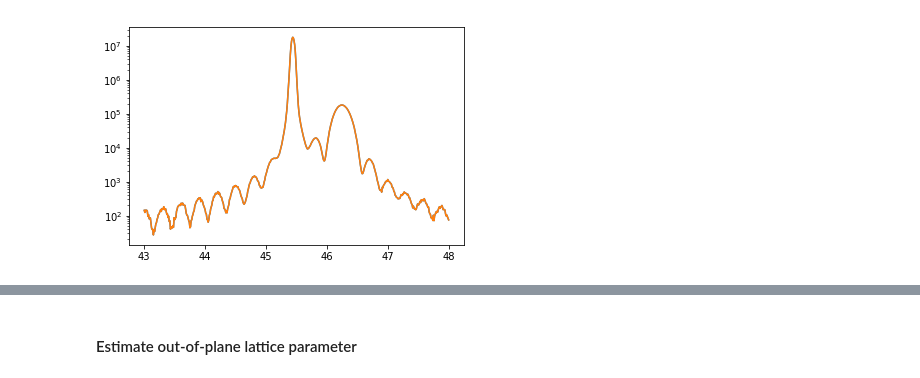
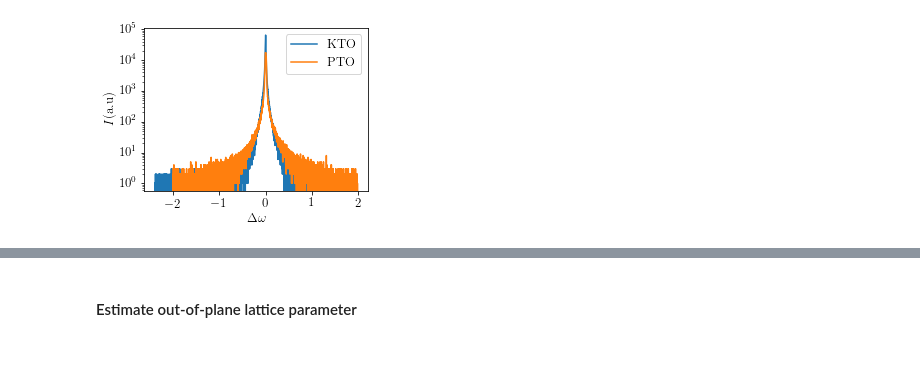
Before and after one commit to ezatterin/notebooks, a Jupyter notebook: report/rep_linux_rigaku_ctr.ipynb, the cells around one changed output, grey strips where cells are left out. Saved outputs shown, nothing was run; the diff lists cells and outputs as text; code cells hidden in the pictures; blank space fills up the shorter version.

```diff
--- a/report/rep_linux_rigaku_ctr.ipynb
+++ b/report/rep_linux_rigaku_ctr.ipynb
@@ -29,4 +44,18 @@ for index, fname in enumerate(data):
-# %%
-plt.plot(*xrd.read_data(data[4],data_dir));plt.yscale('log');plt.show()
-# %% [output]
-[figure, removed]
+# %%
+tt1, i1 = xrd.read_data(data[0],data_dir)
+tt2, i2 = xrd.read_data(data[1],data_dir)
+peak1 = tt1[i1==i1.max()]
+om1 = tt1-peak1
+peak2 = tt2[i2==i2.max()]
+om2 = tt2-peak2
+
+plt.figure(figsize=(4,3))
+plt.plot(om1, i1, label='KTO')
+plt.plot(om2, i2, label='PTO')
+plt.yscale('log')
+plt.ylabel(r'$I$(a.u)')
+plt.xlabel(r'$\Delta\omega$')
+plt.legend()
+plt.savefig(rep_dir+'res_rc.pdf',bbox_inches='tight')
+# %% [output]
+[figure, added]
```
Also changed, not shown: parts of 9 cells of this notebook, 10 other files.
